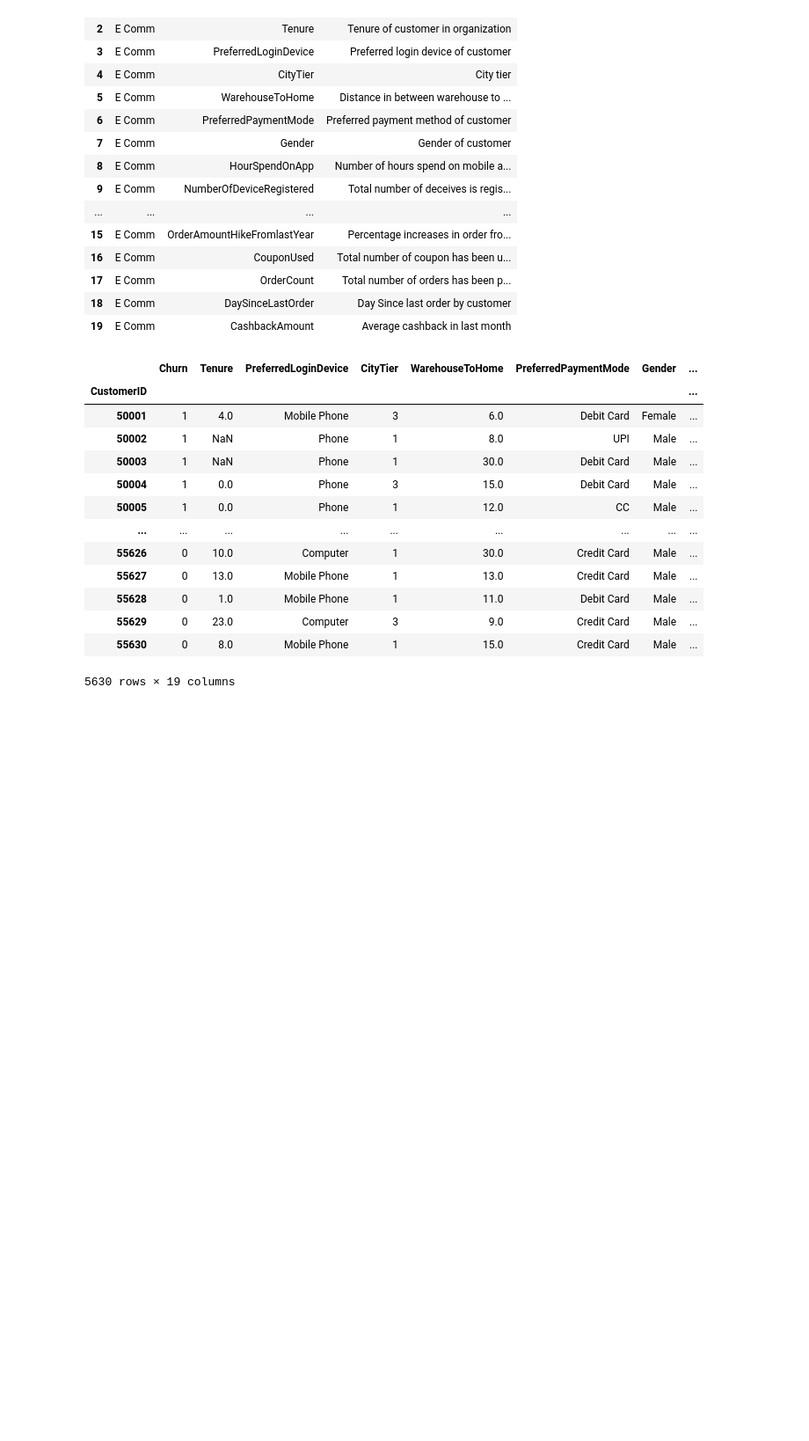
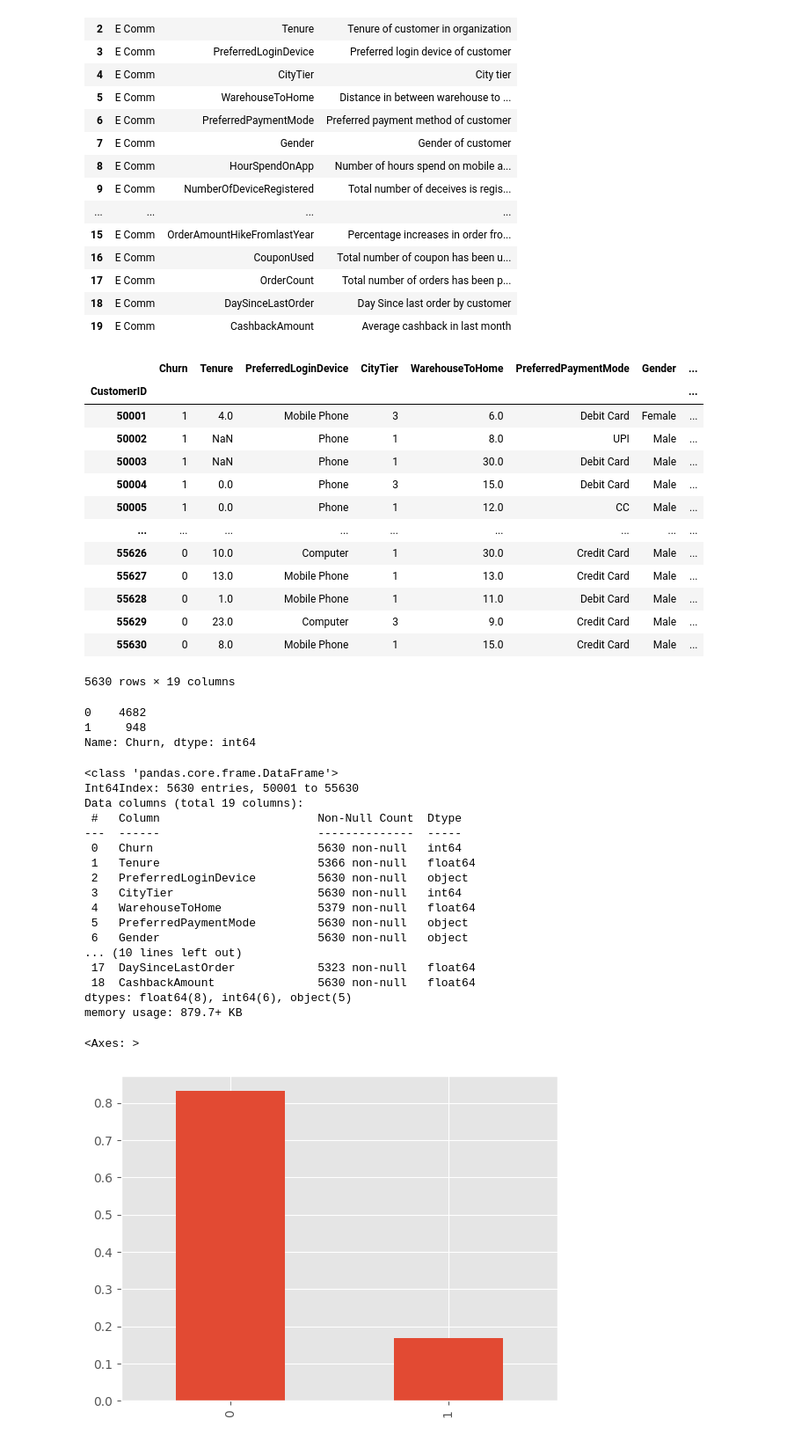
Before and after one commit to ealmiras/Customer_Churn_Analysis, a Jupyter notebook: notebooks/01_exploration.ipynb, the cells around one changed output. Shown: that part at 88% size. Saved outputs shown, nothing was run; the diff lists cells and outputs as text; code cells hidden in the pictures; blank space fills up the shorter version.

```diff
--- a/notebooks/01_exploration.ipynb
+++ b/notebooks/01_exploration.ipynb
@@ -48,3 +61,34 @@ df
 | 55629 | 0 | 23.0 | Computer | 3 | 9.0 | Credit Card | Male | ... |
 | 55630 | 0 | 8.0 | Mobile Phone | 1 | 15.0 | Credit Card | Male | ... |
 5630 rows × 19 columns
+# %%
+plt.style.use('ggplot')
+# %%
+df['Churn'].value_counts()
+# %% [output]
+0    4682
+1     948
+Name: Churn, dtype: int64
+# %%
+df.info()
+df['Churn'].value_counts(normalize=True).plot(kind='bar')
+# %% [output]
+<class 'pandas.core.frame.DataFrame'>
+Int64Index: 5630 entries, 50001 to 55630
+Data columns (total 19 columns):
+ #   Column                       Non-Null Count  Dtype
+---  ------                       --------------  -----
+ 0   Churn                        5630 non-null   int64
+ 1   Tenure                       5366 non-null   float64
+ 2   PreferredLoginDevice         5630 non-null   object
+ 3   CityTier                     5630 non-null   int64
+ 4   WarehouseToHome              5379 non-null   float64
+ 5   PreferredPaymentMode         5630 non-null   object
+ 6   Gender                       5630 non-null   object
+... (10 lines left out)
+ 17  DaySinceLastOrder            5323 non-null   float64
+ 18  CashbackAmount               5630 non-null   float64
+dtypes: float64(8), int64(6), object(5)
+memory usage: 879.7+ KB
+<Axes: >
+[figure, added]
```
Also changed, not shown: parts of 7 cells of this notebook, 2 other files.
